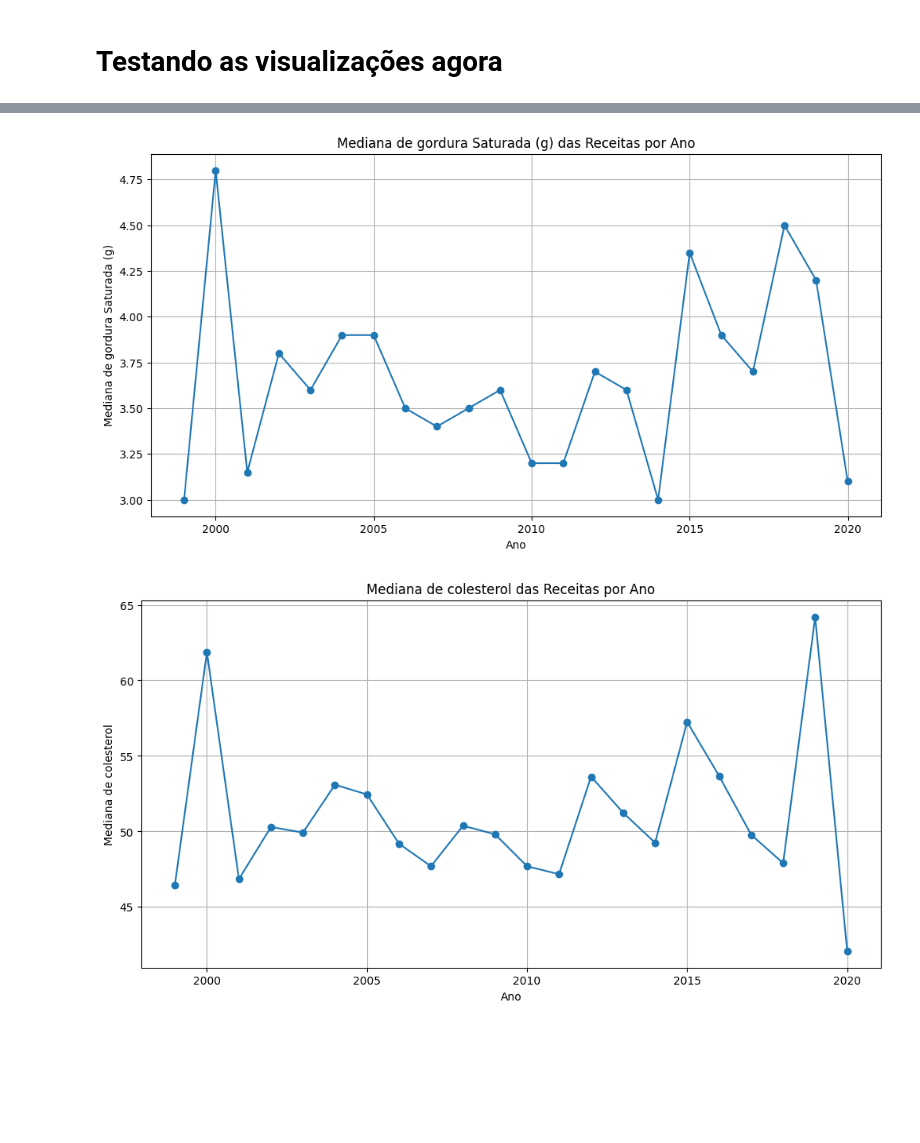
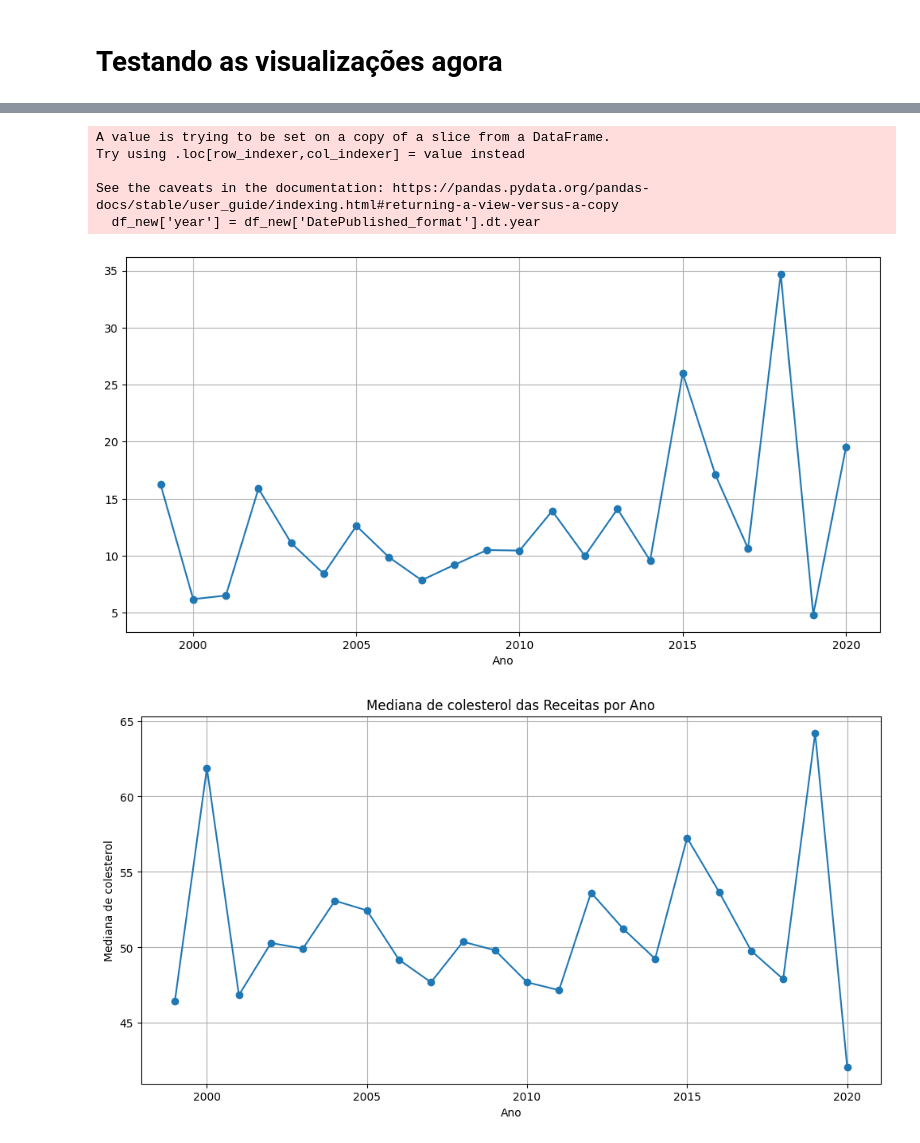
Before and after one commit to thais13bm/food-data-visualization, a Jupyter notebook: reducing_dataset.ipynb, the cells around one changed output, grey strips where cells are left out. Drawn from its saved outputs; the diff is of its cells as text; code cells hidden in the pictures; blank space fills up the shorter version.

```diff
--- a/reducing_dataset.ipynb
+++ b/reducing_dataset.ipynb
@@ -246,6 +246,8 @@ Name: proportion, Length: 218, dtype: float64
 df_sampled.to_csv('data/recipes_sampled.csv', index=False)
 # %% [markdown]
 # Testando as visualizações agora
+# %%
+df_sampled = pd.read_csv('data_resampled/recipes_sampled.csv')
 # %%
 df_sampled['DatePublished_format'] = pd.to_datetime(df_sampled['DatePublished'])
 df_sampled['DatePublished_format'].head()
@@ -274,17 +290,24 @@ plt.show()
 # %%
+df_new = df_sampled[df_sampled['RecipeCategory']=='Beverages']
 # Média de SaturatedFatContent por ano
-df_sampled['year'] = df_sampled['DatePublished_format'].dt.year
-SaturatedFatContent_per_year = df_sampled.groupby('year')['SaturatedFatContent'].median().reset_index()
+df_new['year'] = df_new['DatePublished_format'].dt.year
+SaturatedFatContent_per_year = df_new.groupby('year')['SugarContent (g)'].mean().reset_index()
 
 plt.figure(figsize=(12,6))
-plt.plot(SaturatedFatContent_per_year['year'], SaturatedFatContent_per_year['SaturatedFatContent'], marker='o')
+plt.plot(SaturatedFatContent_per_year['year'], SaturatedFatContent_per_year['SugarContent (g)'], marker='o')
 plt.xlabel('Ano')
-plt.ylabel('Mediana de gordura Saturada (g)')
-plt.title('Mediana de gordura Saturada (g) das Receitas por Ano')
+#plt.ylabel('Mediana de gordura Saturada (g)')
+#plt.title('Mediana de gordura Saturada (g) das Receitas por Ano')
+#plt.ylim([0, 5])  # Ajusta o limite do eixo y para melhor visualização
 plt.grid(True)
 plt.show()
 # %% [output]
+A value is trying to be set on a copy of a slice from a DataFrame.
+Try using .loc[row_indexer,col_indexer] = value instead
+
+See the caveats in the documentation: https://pandas.pydata.org/pandas-docs/stable/user_guide/indexing.html#returning-a-view-versus-a-copy
+  df_new['year'] = df_new['DatePublished_format'].dt.year
-[figure, old version]
+[figure, new version]
 # %%
 # Média de CholesterolContent por ano
 df_sampled['year'] = df_sampled['DatePublished_format'].dt.year
```
Also changed, not shown: parts of 3 cells of this notebook, 4 other files.
